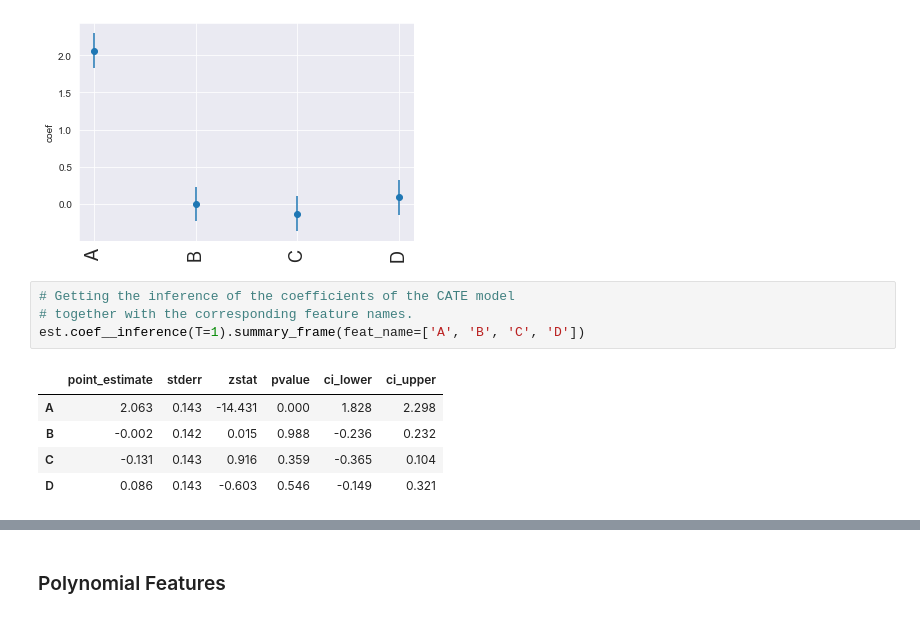
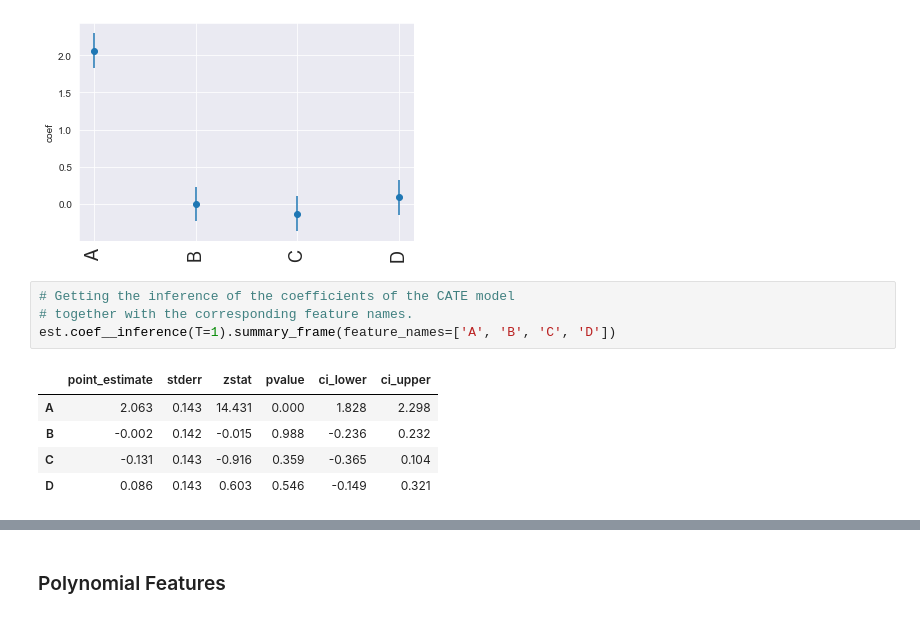
Before and after one commit to py-why/EconML, a Jupyter notebook: notebooks/Doubly Robust Learner and Interpretability.ipynb, the cells around one changed output, grey strips where cells are left out. Drawn from its saved outputs; the diff is of its cells as text.

```diff
--- a/notebooks/Doubly Robust Learner and Interpretability.ipynb
+++ b/notebooks/Doubly Robust Learner and Interpretability.ipynb
@@ -111,13 +111,13 @@ with sns.axes_style("darkgrid"):
 # %%
 # Getting the inference of the coefficients of the CATE model
 # together with the corresponding feature names.
-est.coef__inference(T=1).summary_frame(feat_name=['A', 'B', 'C', 'D'])
+est.coef__inference(T=1).summary_frame(feature_names=['A', 'B', 'C', 'D'])
 # %% [output]
 |  | point_estimate | stderr | zstat | pvalue | ci_lower | ci_upper |
-| A | 2.063 | 0.143 | -14.431 | 0.000 | 1.828 | 2.298 |
-| B | -0.002 | 0.142 | 0.015 | 0.988 | -0.236 | 0.232 |
-| C | -0.131 | 0.143 | 0.916 | 0.359 | -0.365 | 0.104 |
-| D | 0.086 | 0.143 | -0.603 | 0.546 | -0.149 | 0.321 |
+| A | 2.063 | 0.143 | 14.431 | 0.000 | 1.828 | 2.298 |
+| B | -0.002 | 0.142 | -0.015 | 0.988 | -0.236 | 0.232 |
+| C | -0.131 | 0.143 | -0.916 | 0.359 | -0.365 | 0.104 |
+| D | 0.086 | 0.143 | 0.603 | 0.546 | -0.149 | 0.321 |
 # %%
 # Getting the inference of the intercept of the CATE model
 est.intercept__inference(T=1).summary_frame()
```
Also changed, not shown: parts of 9 cells of this notebook, 18 other files.
